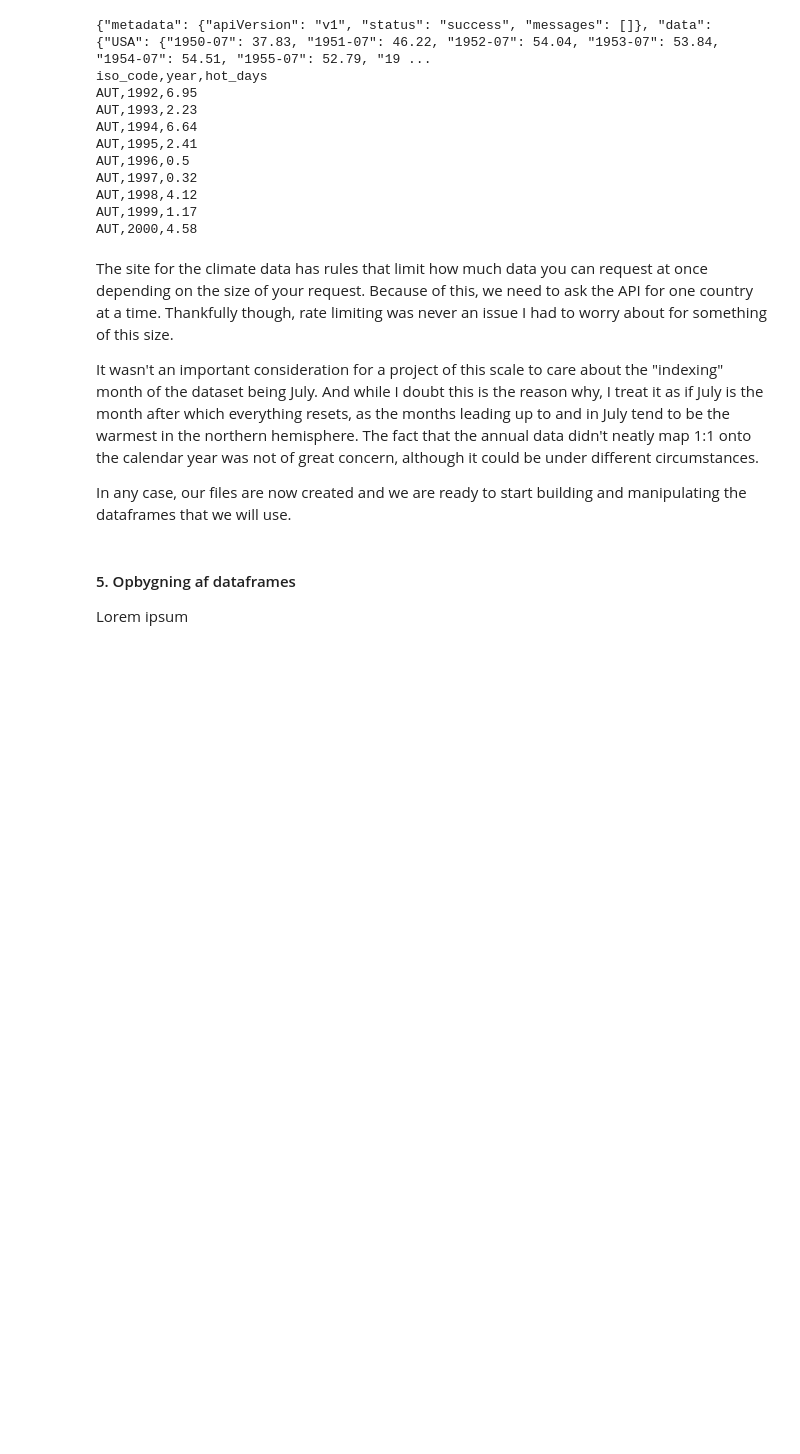
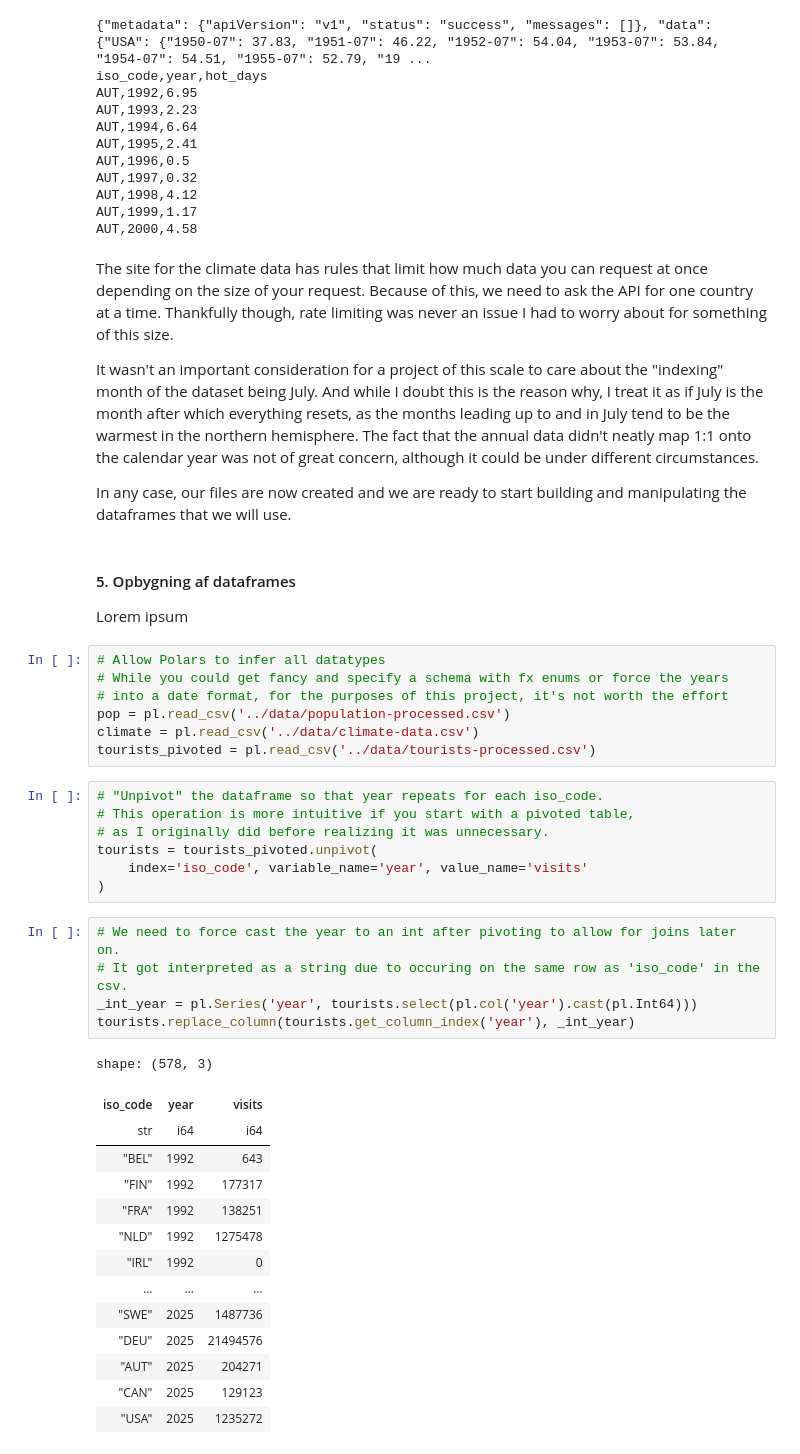
Before and after one commit to amanda-amy-frost/tourists, a Jupyter notebook: scripts/analysis.ipynb, the cells around one changed output. Drawn from its saved outputs; the diff is of its cells as text; blank space fills up the shorter version.

```diff
--- a/scripts/analysis.ipynb
+++ b/scripts/analysis.ipynb
@@ -229,3 +255,37 @@ In any case, our files are now created and we are ready to start building and ma
 #### 5. Opbygning af dataframes
 
 Lorem ipsum
+# %%
+# Allow Polars to infer all datatypes
+# While you could get fancy and specify a schema with fx enums or force the years
+# into a date format, for the purposes of this project, it's not worth the effort
+pop = pl.read_csv('../data/population-processed.csv')
+climate = pl.read_csv('../data/climate-data.csv')
+tourists_pivoted = pl.read_csv('../data/tourists-processed.csv')
+# %%
+# "Unpivot" the dataframe so that year repeats for each iso_code.
+# This operation is more intuitive if you start with a pivoted table,
+# as I originally did before realizing it was unnecessary.
+tourists = tourists_pivoted.unpivot(
+    index='iso_code', variable_name='year', value_name='visits'
+)
+# %%
+# We need to force cast the year to an int after pivoting to allow for joins later on.
+# It got interpreted as a string due to occuring on the same row as 'iso_code' in the csv.
+_int_year = pl.Series('year', tourists.select(pl.col('year').cast(pl.Int64)))
+tourists.replace_column(tourists.get_column_index('year'), _int_year)
+# %% [output]
+shape: (578, 3)
+| iso_code | year | visits |
+| str | i64 | i64 |
+| "BEL" | 1992 | 643 |
+| "FIN" | 1992 | 177317 |
+| "FRA" | 1992 | 138251 |
+| "NLD" | 1992 | 1275478 |
+| "IRL" | 1992 | 0 |
+| … | … | … |
+| "SWE" | 2025 | 1487736 |
+| "DEU" | 2025 | 21494576 |
+| "AUT" | 2025 | 204271 |
+| "CAN" | 2025 | 129123 |
+| "USA" | 2025 | 1235272 |
```
Also changed, not shown: parts of 22 cells of this notebook.
